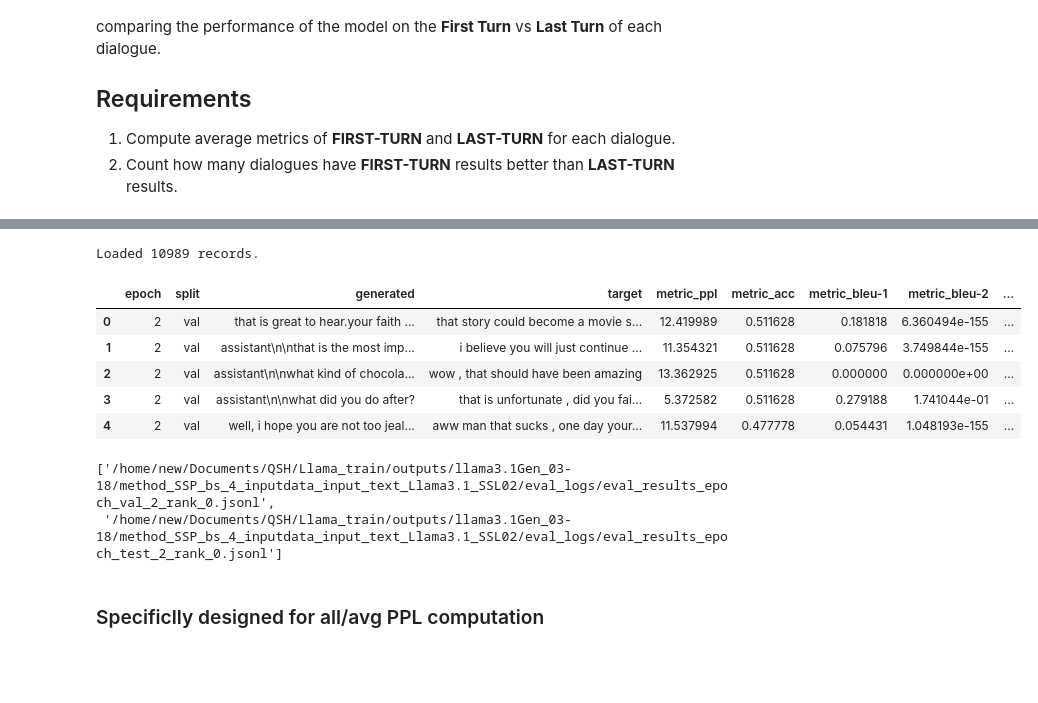
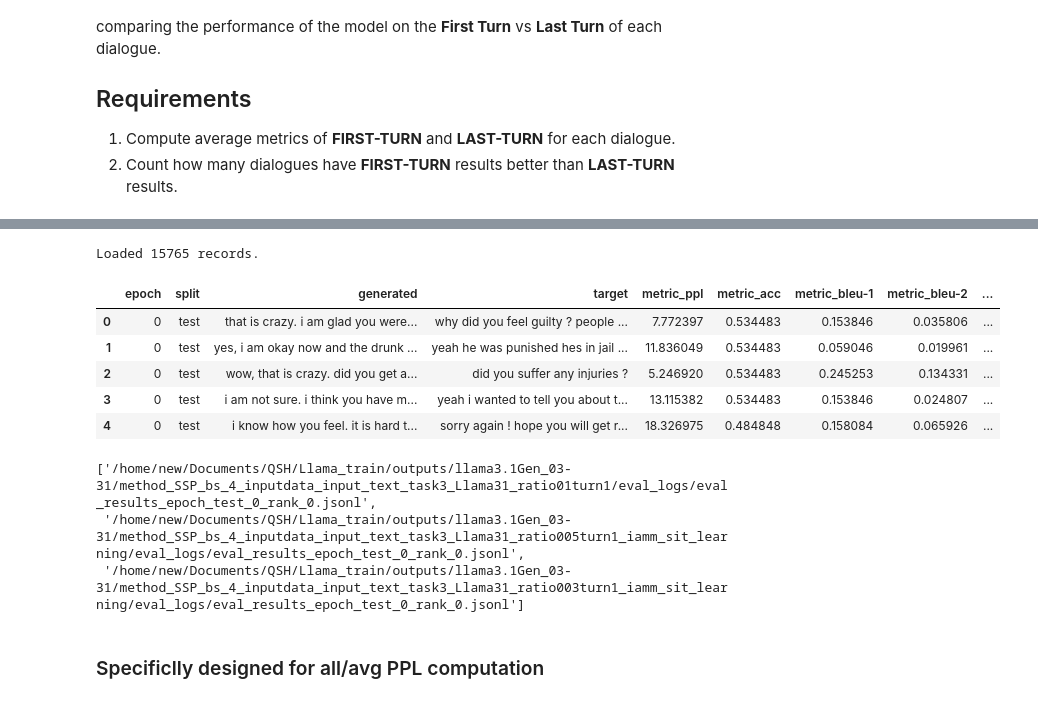
Before and after one commit to QI-Joe/LLMTrain, a Jupyter notebook: src_analysis/generation_metric_analysis.ipynb, the cells around one changed output, grey strips where cells are left out. Cells and saved outputs as stored; diff of their text form; code cells hidden in the pictures; blank space fills up the shorter version.

```diff
--- a/src-analysis/generation_metric_analysis.ipynb
+++ b/src_analysis/generation_metric_analysis.ipynb
@@ -48,7 +48,7 @@ BASE_OUTPUT_DIR = os.path.abspath(os.path.join(os.getcwd(), '..', 'outputs'))
 # Target Folders as requested
 TARGET_FOLDERS = [
     # 'Qwen3_02-15',
-    # 'Qwen3_02-21',
+    # 'Qwen3Gen_03-26',
     # 'raw_model_Gen_llama3.1_2-24',
     # 'raw_model_Gen_Qwen3_2-24',
     # 'raw_model_Gen_llama3.1_2-25',
@@ -56,11 +56,18 @@ TARGET_FOLDERS = [
     # 'raw_model_Gen_Qwen3_2-26',
     # "Qwen3Gen_03-05",
     # "llama3.1Gen_02-24",
-    # "llama3.1Gen_03-06",
-    "llama3.1Gen_03-18",
+    # "llama3.1Gen_03-08",
+    # "llama3.1Gen_03-26",
+    # "llama3.1Gen_03-30",
+    "llama3.1Gen_03-31",
+    # '../'
     # 'raw_model_Gen_Qwen3_3-4',
 
     # 'eval_results',
+]
+
+outer_files = [
+    "../"
 ]
 
 jsonl_files = []
@@ -78,14 +85,21 @@ for folder in TARGET_FOLDERS:
 
     jsonl_files.extend(found_files)
 
+outside_files = list()
+for outsider in outer_files:
+    search_p = os.path.join(BASE_OUTPUT_DIR, outsider, '*.jsonl')
+    found_files = glob.glob(search_p, recursive=False)
+
+    outside_files.extend(found_files)
+
 print(f"[Total] Found {len(jsonl_files)} log files.")
 for f in jsonl_files:
     print(f"[Total] - {f}")
 
 repattern, repattern2 = r"\w+_last_(test|val)", r"eval_results?_\w+_test"
-# jsonl_files = [jf for jf in jsonl_files if re.search(repattern, jf, flags=re.IGNORECASE) or re.search(repattern2, jf, flags=re.IGNORECASE)]
+jsonl_files = [jf for jf in jsonl_files if re.search(repattern, jf, flags=re.IGNORECASE) or re.search(repattern2, jf, flags=re.IGNORECASE)]
 
-
+# jsonl_files.extend(outside_files)
 print(f"[After] Found {len(jsonl_files)} log files.")
 for f in jsonl_files:
     print(f" - {f}")
@@ -128,6 +147,7 @@ def distinct(seqs):
 # %%
 # 2. Load Data into DataFrame
 data_records = []
+from metrics_func import calculate_bleu
 
 for file_path in jsonl_files:
     # Attempt to extract experiment/run name from path
@@ -137,8 +157,14 @@ for file_path in jsonl_files:
 
     # Heuristic for experiment name
     exp_name = "check_logs" # Default
-    if len(parts) >= 2:
+    if len(parts) >= 2 and len(parts)<4:
         exp_name = f"{parts[0]}/{parts[1]}"
+    elif len(parts) >=4:
+        pattern = r"^method_SSP_bs_[0-9]_inputdata_input_text_(.+)$"
+        match, captured = re.match(pattern, parts[1]), 'na'
+        if match:
+            captured = match.group(1)
+        exp_name = f"{captured}/{parts[-1]}"
 
     try:
         with open(file_path, 'r', encoding='utf-8') as f:
@@ -147,44 +173,51 @@ for file_path in jsonl_files:
                 record = json.loads(line)
 
                 # Flatten metrics for easier pandas use
                 metrics = record.pop('metrics', {})
                 for k, v in metrics.items():
                     record[f'metric_{k}'] = v
 
                 # Add metadata
                 record['source_file'] = file_path
                 record['experiment'] = exp_name
 
                 if 'epoch' not in record:
                     record['epoch'] = -1
 
                 # Ensure types
                 record['ud_idx'] = str(record.get('ud_idx', 'unknown'))
                 record['ld_idx'] = int(record.get('ld_idx', -1))
 
+                gen_words = record.get('generated', '')
+                ref_words = record.get('target', record.get('reference', ''))
+                b1, b2 = calculate_bleu(gen_words, ref_words)
+                record['metric_bleu-1'] = b1
+                record['metric_bleu-2'] = b2
+
                 data_records.append(record)
     except Exception as e:
         print(f"Error reading {file_path}: {e}")
 
 df = pd.DataFrame(data_records)
 print(f"Loaded {len(df)} records.")
 if not df.empty:
     display(df.head())
 else:
     print("No data found. Please ensure 'eval_logs' exist and contain valid jsonl files.")
 # %% [output]
-Loaded 10989 records.
+Loaded 15765 records.
 |  | epoch | split | generated | target | metric_ppl | metric_acc | metric_bleu-1 | metric_bleu-2 | ... |
-| 0 | 2 | val | that is great to hear.your faith ... | that story could become a movie s... | 12.419989 | 0.511628 | 0.181818 | 6.360494e-155 | ... |
-| 1 | 2 | val | assistant\n\nthat is the most imp... | i believe you will just continue ... | 11.354321 | 0.511628 | 0.075796 | 3.749844e-155 | ... |
-| 2 | 2 | val | assistant\n\nwhat kind of chocola... | wow , that should have been amazing | 13.362925 | 0.511628 | 0.000000 | 0.000000e+00 | ... |
-| 3 | 2 | val | assistant\n\nwhat did you do after? | that is unfortunate , did you fai... | 5.372582 | 0.511628 | 0.279188 | 1.741044e-01 | ... |
-| 4 | 2 | val | well, i hope you are not too jeal... | aww man that sucks , one day your... | 11.537994 | 0.477778 | 0.054431 | 1.048193e-155 | ... |
+| 0 | 0 | test | that is crazy. i am glad you were... | why did you feel guilty ? people ... | 7.772397 | 0.534483 | 0.153846 | 0.035806 | ... |
+| 1 | 0 | test | yes, i am okay now and the drunk ... | yeah he was punished hes in jail ... | 11.836049 | 0.534483 | 0.059046 | 0.019961 | ... |
+| 2 | 0 | test | wow, that is crazy. did you get a... | did you suffer any injuries ? | 5.246920 | 0.534483 | 0.245253 | 0.134331 | ... |
+| 3 | 0 | test | i am not sure. i think you have m... | yeah i wanted to tell you about t... | 13.115382 | 0.534483 | 0.153846 | 0.024807 | ... |
+| 4 | 0 | test | i know how you feel. it is hard t... | sorry again ! hope you will get r... | 18.326975 | 0.484848 | 0.158084 | 0.065926 | ... |
 # %%
 jsonl_files
 # %% [output]
-['/home/new/Documents/QSH/Llama_train/outputs/llama3.1Gen_03-18/method_SSP_bs_4_inputdata_input_text_Llama3.1_SSL02/eval_logs/eval_results_epoch_val_2_rank_0.jsonl',
- '/home/new/Documents/QSH/Llama_train/outputs/llama3.1Gen_03-18/method_SSP_bs_4_inputdata_input_text_Llama3.1_SSL02/eval_logs/eval_results_epoch_test_2_rank_0.jsonl']
+['/home/new/Documents/QSH/Llama_train/outputs/llama3.1Gen_03-31/method_SSP_bs_4_inputdata_input_text_task3_Llama31_ratio01turn1/eval_logs/eval_results_epoch_test_0_rank_0.jsonl',
+ '/home/new/Documents/QSH/Llama_train/outputs/llama3.1Gen_03-31/method_SSP_bs_4_inputdata_input_text_task3_Llama31_ratio005turn1_iamm_sit_learning/eval_logs/eval_results_epoch_test_0_rank_0.jsonl',
+ '/home/new/Documents/QSH/Llama_train/outputs/llama3.1Gen_03-31/method_SSP_bs_4_inputdata_input_text_task3_Llama31_ratio003turn1_iamm_sit_learning/eval_logs/eval_results_epoch_test_0_rank_0.jsonl']
 # %% [markdown]
 ### Specificlly designed for all/avg PPL computation
 # %%
```
Also changed, not shown: parts of 6 cells of this notebook, 16 other files.
